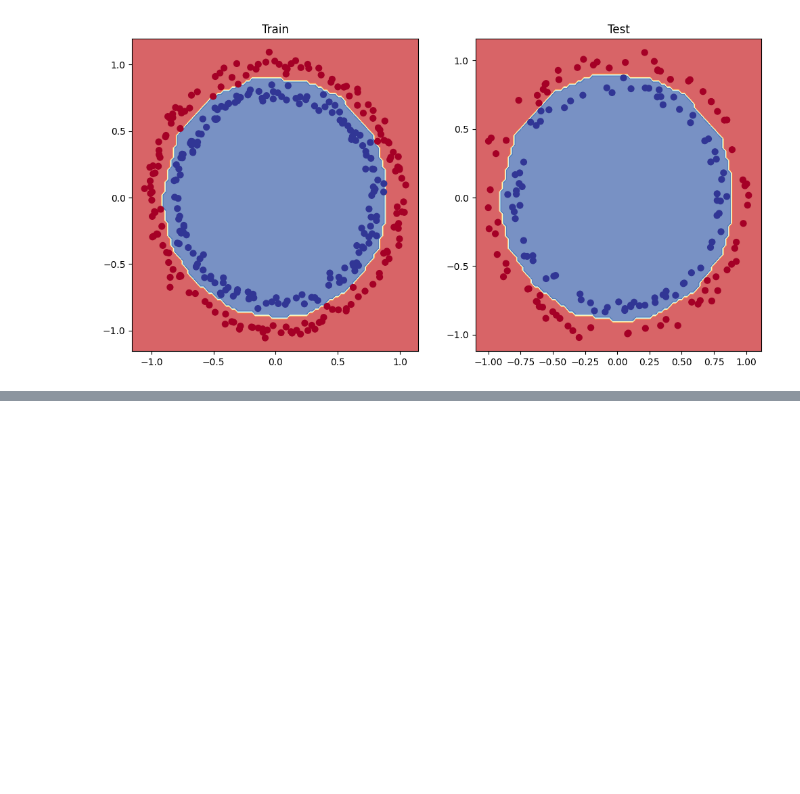
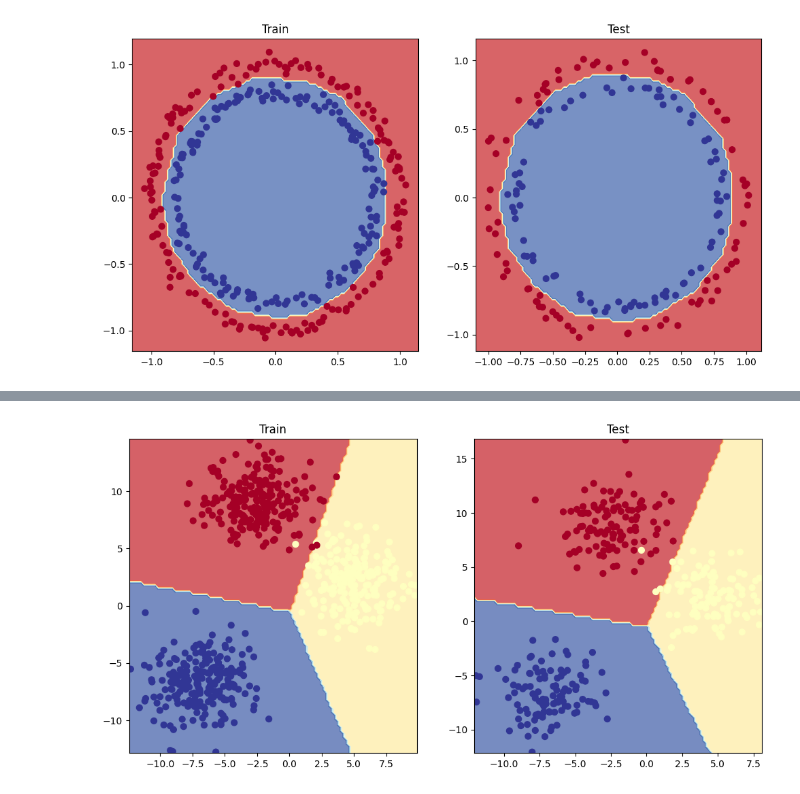
Before and after one commit to yusufjonc07/pytorch-deep-learning, a Jupyter notebook: 2.classification/2cirlces/Classification.ipynb, the cells around one changed output, grey strips where cells are left out. Saved outputs shown, nothing was run; the diff lists cells and outputs as text; code cells hidden in the pictures; blank space fills up the shorter version.

```diff
--- a/2.classification/2cirlces/Classification.ipynb
+++ b/2.classification/2cirlces/Classification.ipynb
@@ -168,0 +208,29 @@ plot_decision_boundary(model1, X_test, y_test, device)
+# %%
+model0 = BlobClassifier().to(device)
+optimizer = torch.optim.SGD(params=model0.parameters(), lr=0.005)
+loss_fn = nn.CrossEntropyLoss()
+if device == "mps":
+    torch.mps.manual_seed(42)
+# %%
+epochs = 200 # number of epochs
+for epoch in range(epochs):
+
+    model0.train()
+    y_train_logits = model0(X_train).squeeze()
+    train_loss = loss_fn(y_train_logits, y_train)
+
+    optimizer.zero_grad()
+    train_loss.backward()
+    optimizer.step()
+
+    if epoch % 10 == 0:
+        model0.eval()
+        with torch.inference_mode():
+            y_test_logits = model0(X_test).squeeze()
+            test_loss = loss_fn(y_test_logits, y_test)
+            accuracy = Accuracy(task="multiclass", num_classes=3).to(device)
+
+            y_test_pred = torch.round(torch.sigmoid(y_test_logits))
+            acc = accuracy(y_test_pred, y_test)
+
+        print(f"Epoch: {epoch} | Train Loss: {train_loss:.4f} | Test Loss: {test_loss:.4f} | Acc: {acc:.2f}%")
@@ -168,0 +267,10 @@ plot_decision_boundary(model1, X_test, y_test, device)
+# %%
+plt.figure(figsize=(12, 6))
+plt.subplot(1,2,1)
+plt.title("Train")
+plot_decision_boundary(model0, X_train, y_train, device)
+plt.subplot(1,2,2)
+plt.title("Test")
+plot_decision_boundary(model0, X_test, y_test, device)
+# %% [output]
+[figure, added]
```
Also changed, not shown: parts of 10 cells of this notebook, 2 other files.
